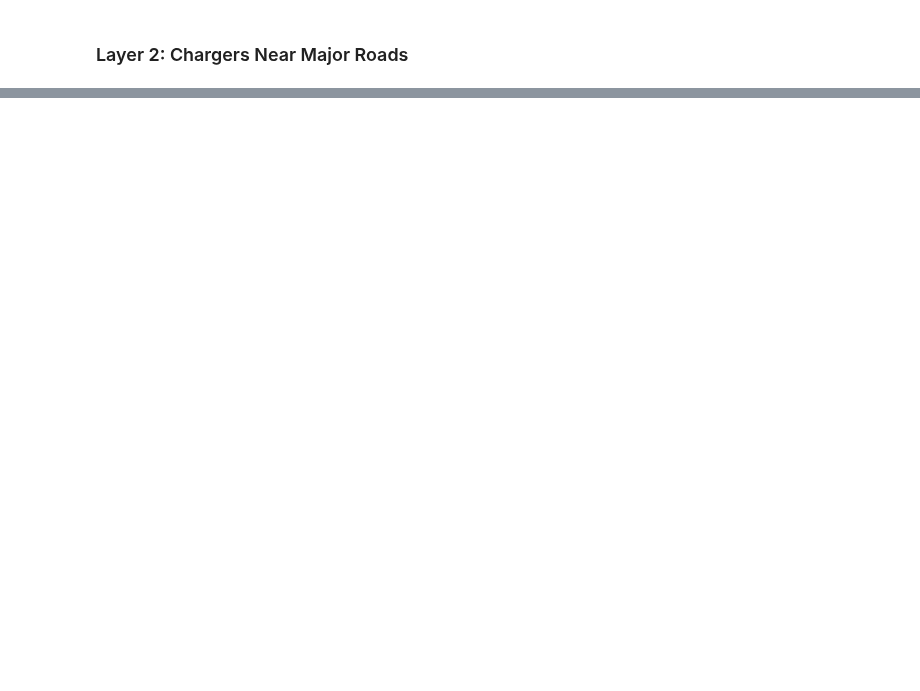
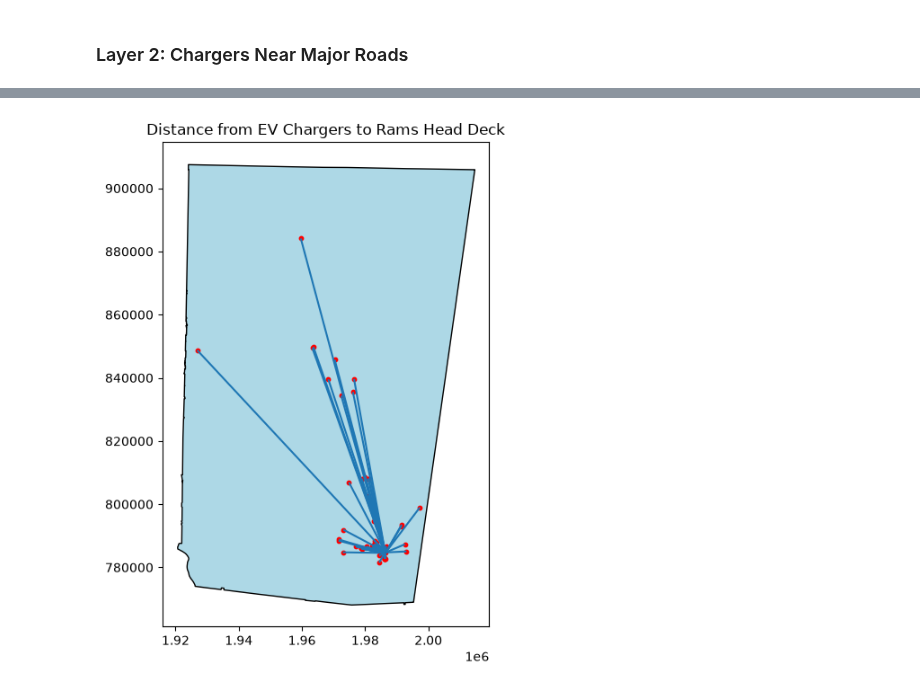
Before and after one commit to lexileach/geog592-lexleach, a Jupyter notebook: homework/week07/lexleach-hw08-geoprocessing.ipynb, the cells around one changed output, grey strips where cells are left out. Cells and saved outputs as stored; diff of their text form; code cells hidden in the pictures; blank space fills up the shorter version.

```diff
--- a/homework/week07/lexleach-hw08-geoprocessing.ipynb
+++ b/homework/week07/lexleach-hw08-geoprocessing.ipynb
@@ -289,0 +586,7 @@ EV chargers in Chapel Hill: 50
+# %%
+# check and change crs
+rams_head_6543 = rams_head.to_crs(epsg=6543)
+print(rams_head_6543.crs)
+
+orange_chargers_6543 = orange_chargers.to_crs(epsg=6543)
+print(orange_chargers_6543.crs)
@@ -289,0 +596,9 @@ EV chargers in Chapel Hill: 50
+# %%
+# calculate distance of chargers from rams head
+rams_geom = rams_head_6543.geometry.iloc[0]
+
+campus_chargers = orange_chargers_6543.copy()
+
+campus_chargers["distance_to_rams"] = (campus_chargers.geometry.distance(rams_geom))
+
+campus_chargers
@@ -289,0 +623,3 @@ EV chargers in Chapel Hill: 50
+# %%
+# distance in miles
+campus_chargers["distance_miles"] = (campus_chargers["distance_to_rams"]/5280)
@@ -289,0 +647,5 @@ EV chargers in Chapel Hill: 50
+# %%
+# using shortest_line()
+charger_to_rams = campus_chargers.geometry.shortest_line(rams_geom)
+
+charger_to_rams
@@ -290,3 +670,13 @@ EV chargers in Chapel Hill: 50
+# %%
+fig, ax = plt.subplots(figsize=(8,7))
+orange.to_crs(epsg=6543).plot(ax=ax, color="lightblue", edgecolor="black")
+charger_to_rams.plot(ax=ax)
+campus_chargers.plot(ax=ax, color="red", markersize=10)
+rams_head_6543.plot(ax=ax, color="black")
+ax.set_title("Distance from EV Chargers to Rams Head Deck")
+plt.show()
+# %% [output]
+[figure, added]
 # %% [markdown]
 ## AI Usage
 **Section: Filtering only rows of interest**\
```
Also changed, not shown: parts of 38 cells of this notebook, 1 other file.
